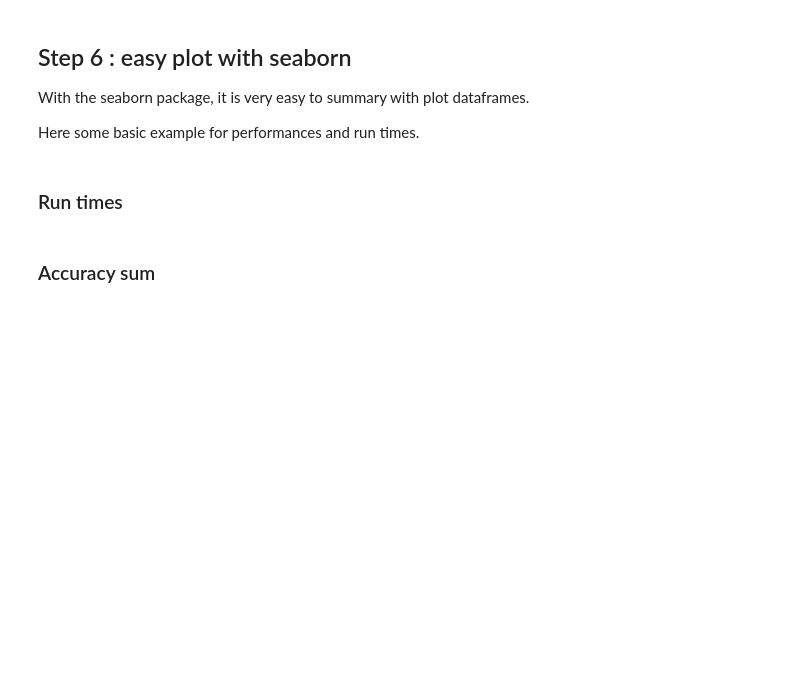
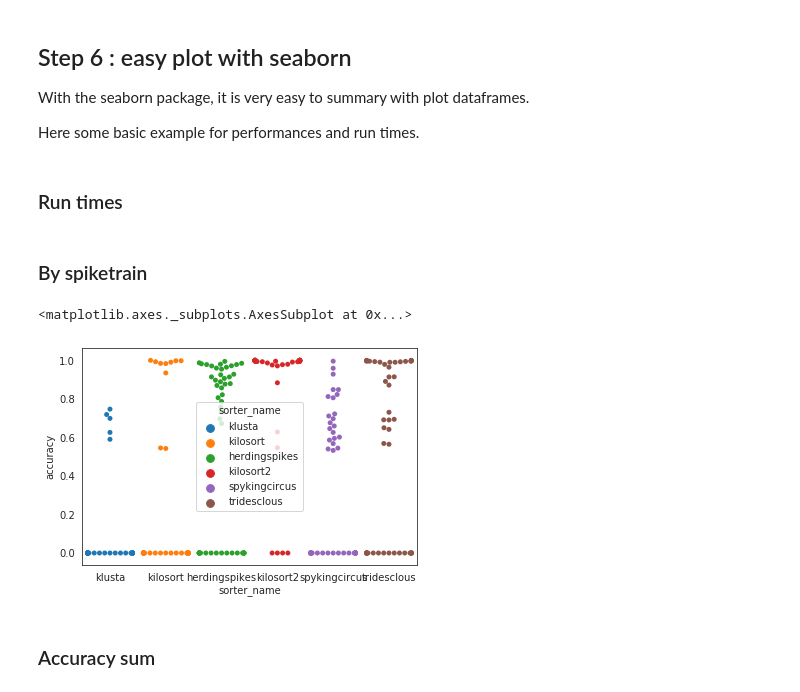
Before and after one commit to SpikeInterface/spikeresults, a Jupyter notebook: alessio_mearec_simulation/alessio_mearec_simulation.ipynb, the cells around one changed output. Saved outputs shown, nothing was run; the diff lists cells and outputs as text; code cells hidden in the pictures; blank space fills up the shorter version.

```diff
--- a/alessio_mearec_simulation/alessio_mearec_simulation.ipynb
+++ b/alessio_mearec_simulation/alessio_mearec_simulation.ipynb
@@ -355,4 +446,13 @@ sn.barplot(data=run_times, x='rec_name', y='run_time', hue='sorter_name', ax=ax)
 ax.set_title('Run times (s)')
+# %% [markdown]
+### By spiketrain
+# %%
+perfs = dataframes['perf_by_spiketrain'].reset_index()
+fig, ax = plt.subplots()
+sns.swarmplot(data=perfs, x='sorter_name', y='accuracy', hue='sorter_name', ax=ax)
+# %% [output]
+<matplotlib.axes._subplots.AxesSubplot at 0x...>
+[figure, added]
 # %% [markdown]
 ### Accuracy sum
 # %%
```
Also changed, not shown: parts of 34 cells of this notebook, 1 other file.
